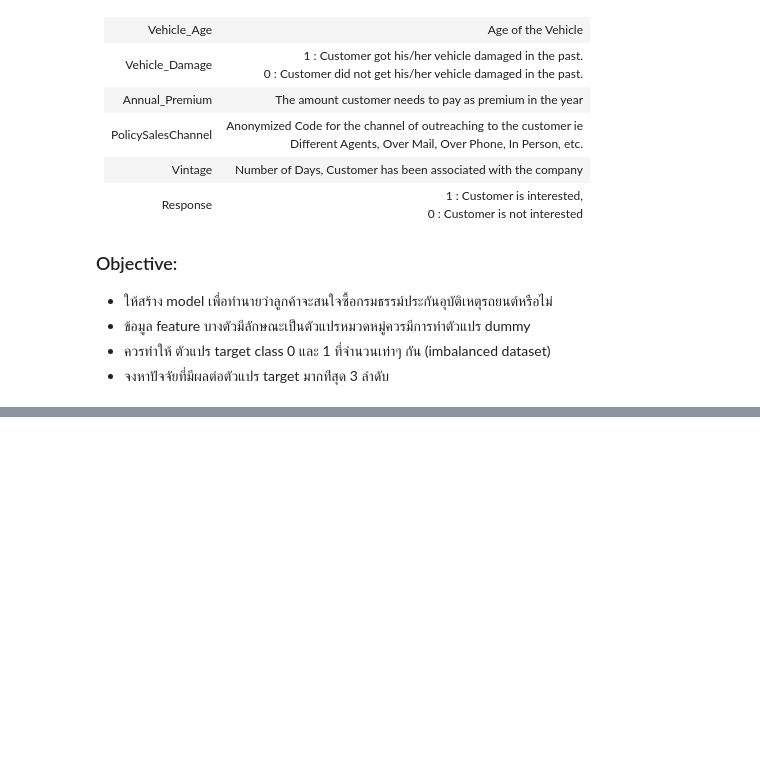
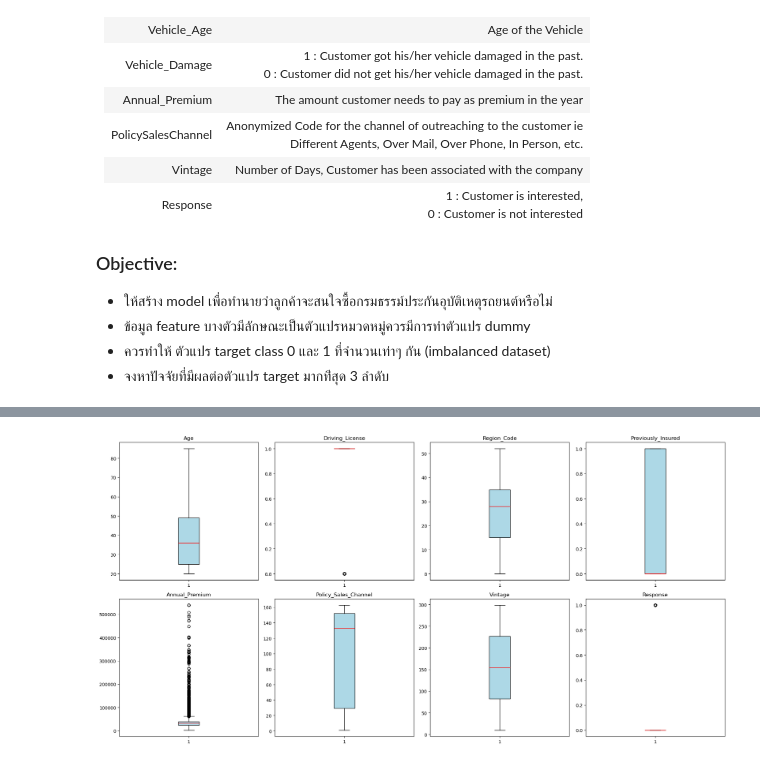
Before and after one commit to phawinee-sup/Car-Insurance, a Jupyter notebook: insurance.ipynb, the cells around one changed output, grey strips where cells are left out. Saved outputs shown, nothing was run; the diff lists cells and outputs as text; code cells hidden in the pictures; blank space fills up the shorter version.

```diff
--- a/insurance.ipynb
+++ b/insurance.ipynb
@@ -36,0 +91,3 @@ df = pd.read_csv('insurance_data.csv')
+# %%
+for col in df.columns:
+    print(f'{col}: {df[col].nunique()}')
@@ -45,0 +137,32 @@ df.head()
+# %%
+def check_outliner(df):
+    if df.empty:
+        print("DataFrame is empty.")
+        return
+
+    cols = df.select_dtypes(include='number').columns.to_list()
+    if not cols:
+        print("No numeric columns to plot.")
+        return
+    if 'id' in cols:
+        cols.remove('id')
+
+    row_fig = (len(cols) // 4) + (len(cols) % 4 > 0)
+    col_fig = 4
+
+    fig, ax = plt.subplots(row_fig, col_fig, figsize=(20, 10))
+
+    for i, col in enumerate(cols):
+        ax[i // col_fig, i % col_fig].boxplot(df[col],
+            patch_artist=True,
+            boxprops=dict(facecolor='lightblue'),
+            medianprops=dict(color='red')
+        )
+        ax[i // col_fig, i % col_fig].set_title(col)
+
+    plt.tight_layout()
+    plt.show()
+# %%
+check_outliner(df)
+# %% [output]
+[figure, added]
```
Also changed, not shown: parts of 56 cells of this notebook, 7 other files.
